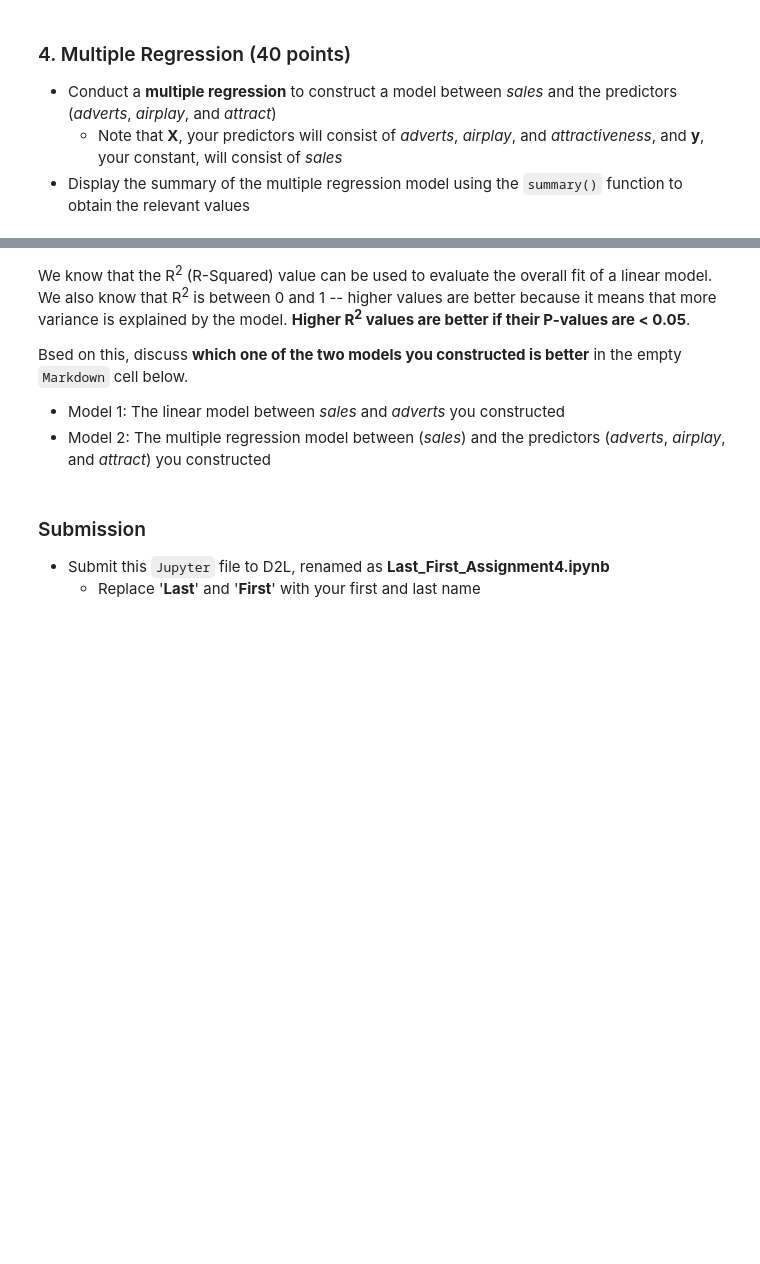
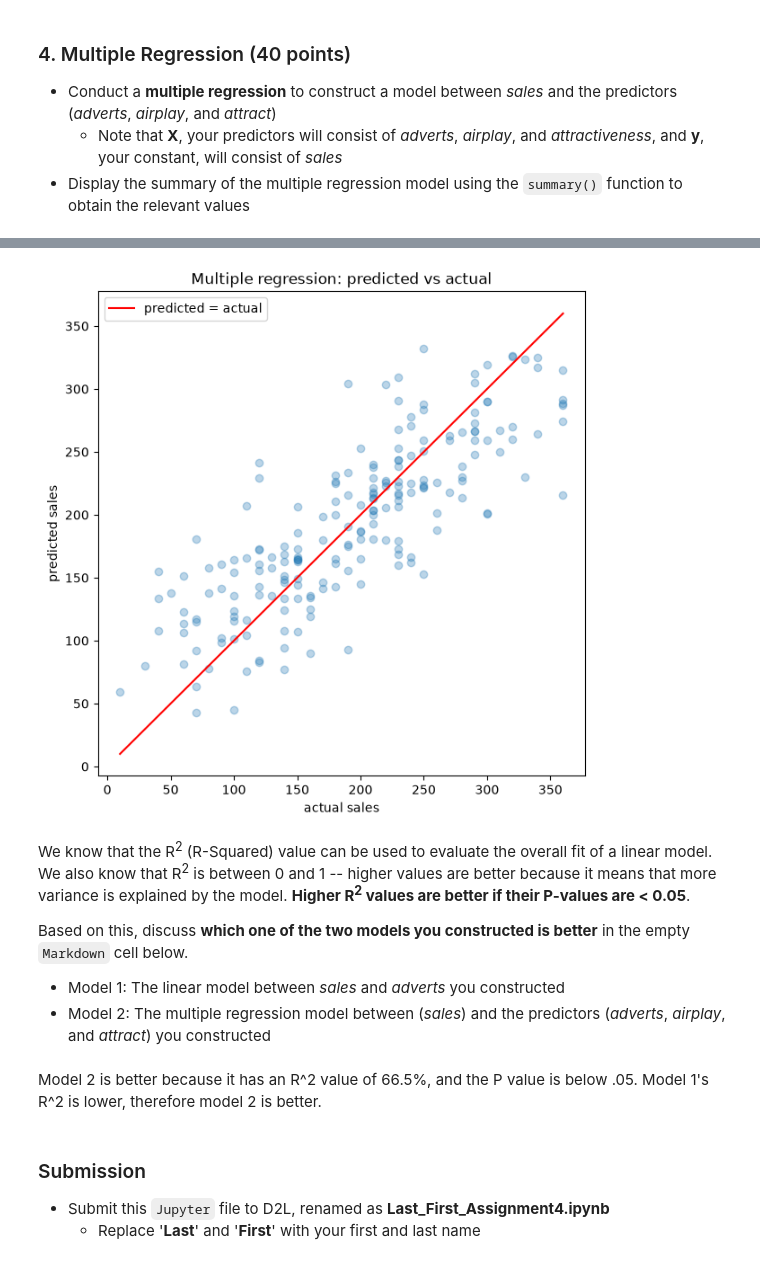
Before and after one commit to dalew14/CSCI-4047-800, a Jupyter notebook: Mod04 Regression/Assignment/assignment_4.ipynb, the cells around one changed output, grey strips where cells are left out. Saved outputs shown, nothing was run; the diff lists cells and outputs as text; code cells hidden in the pictures; blank space fills up the shorter version.

```diff
--- a/Mod04 Regression/Assignment/assignment_4.ipynb
+++ b/Mod04 Regression/Assignment/assignment_4.ipynb
@@ -68,0 +68,8 @@ It seems the more adverts they have, the more sales they get, then more due to m
+# %%
+stat_x = sm.add_constant(df['adverts'])
+stat_y = df['sales']
+
+model = sm.OLS(stat_y, stat_x).fit()
+
+predictions = model.predict(stat_x)
+print(model.summary())
@@ -94,0 +126,10 @@ Using the intercept value and coefficient of your linear model, **calculate and
+# %%
+x = df[['adverts', 'airplay', 'attract']]
+y = df['sales']
+
+x = sm.add_constant(x)
+
+model = sm.OLS(y, x).fit()
+
+predictions = model.predict(x)
+print(model.summary())
@@ -95,9 +154,29 @@ Using the intercept value and coefficient of your linear model, **calculate and
+# %%
+# Multiple regression can't be shown as one 2D line (it lives in 4D),
+# so we plot predicted vs actual instead.
+plt.figure(figsize=(7, 7))
+plt.scatter(y, predictions, alpha=0.3)                 # each song: actual vs predicted
+plt.xlabel('actual sales')
+plt.ylabel('predicted sales')
+
+# the 45-degree "perfect prediction" reference line
+lo = min(y.min(), predictions.min())
+hi = max(y.max(), predictions.max())
+plt.plot([lo, hi], [lo, hi], color='red', label='predicted = actual')
+
+plt.title('Multiple regression: predicted vs actual')
+plt.legend()
+plt.show()
+# %% [output]
+[figure, added]
 # %% [markdown]
 We know that the R<sup>2</sup> (R-Squared) value can be used to evaluate the overall fit of a linear model. We also know that R<sup>2</sup> is between 0 and 1 -- higher values are better because it means that more variance is explained by the model. **Higher R<sup>2</sup> values are better if their P-values are < 0.05**.
 
-Bsed on this, discuss **which one of the two models you constructed is better** in the empty `Markdown` cell below.
+Based on this, discuss **which one of the two models you constructed is better** in the empty `Markdown` cell below.
 * Model 1: The linear model between *sales* and *adverts* you constructed
 * Model 2: The multiple regression model between (*sales*) and the predictors (*adverts*, *airplay*, and *attract*) you constructed
+# %% [markdown]
+Model 2 is better because it has an R^2 value of 66.5%, and the P value is below .05. Model 1's R^2 is lower, therefore model 2 is better.
 # %% [markdown]
 ### Submission
 - Submit this `Jupyter` file to D2L, renamed as **Last_First_Assignment4.ipynb**
```
Also changed, not shown: parts of 8 cells of this notebook.
